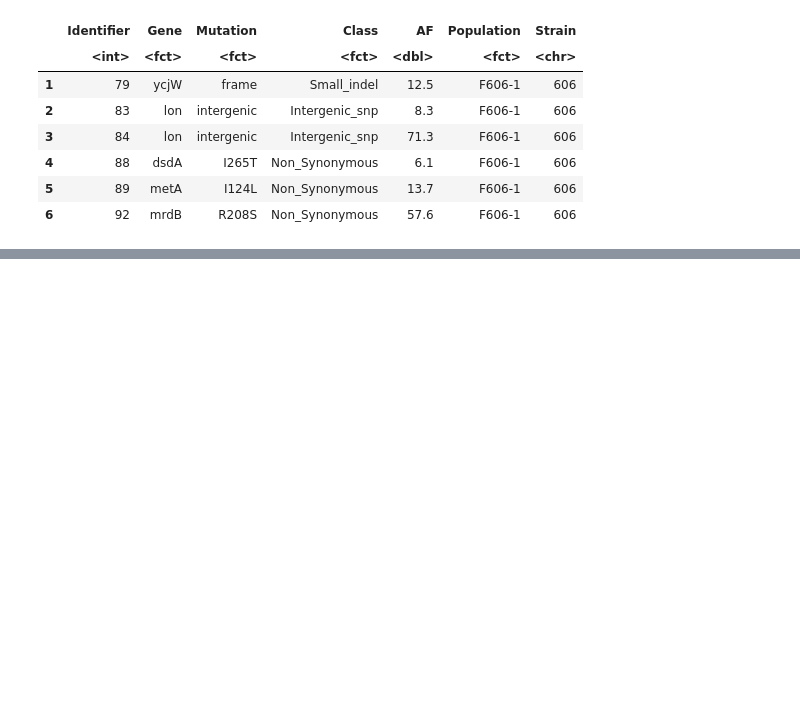
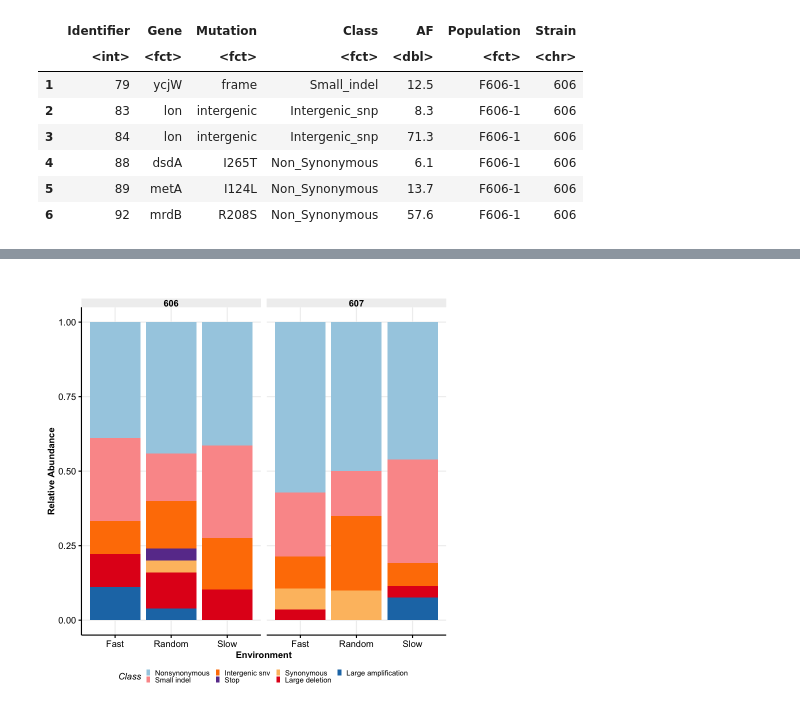
Before and after one commit to jopejor/eefe, a Jupyter notebook: src/notebooks/Figure2_mutational_analysis.ipynb, the cells around one changed output, grey strips where cells are left out. Drawn from its saved outputs; the diff is of its cells as text; code cells hidden in the pictures; blank space fills up the shorter version.

```diff
--- a/src/notebooks/Figure2_mutational_analysis.ipynb
+++ b/src/notebooks/Figure2_mutational_analysis.ipynb
@@ -26,0 +114,13 @@ A data.frame: 6 × 7
+# %%
+#pdf("BarplotMutationTypes.pdf")
+ggplot(data) + aes(x = Environment, fill =Class)+
+  geom_bar(position = "fill") +
+  scale_fill_manual(values= c("#A6CEE3", "#FB9A99",'#FF7F00',
+        '#6A3D9A','#FDBF6F','#E31A1C',"#1F78B4"),
+        labels= c("Nonsynonymous", "Small indel", "Intergenic snv",
+        'Stop','Synonymous','Large deletion',"Large amplification")
+                   ) + ylab("Relative Abundance") +
+  xlab("Environment")+facet_wrap("Strain")+
+theme_xp()
+#dev.off()
+# %% [output]
@@ -26,0 +129 @@ A data.frame: 6 × 7
+[figure, added]
```
Also changed, not shown: parts of 16 cells of this notebook.
